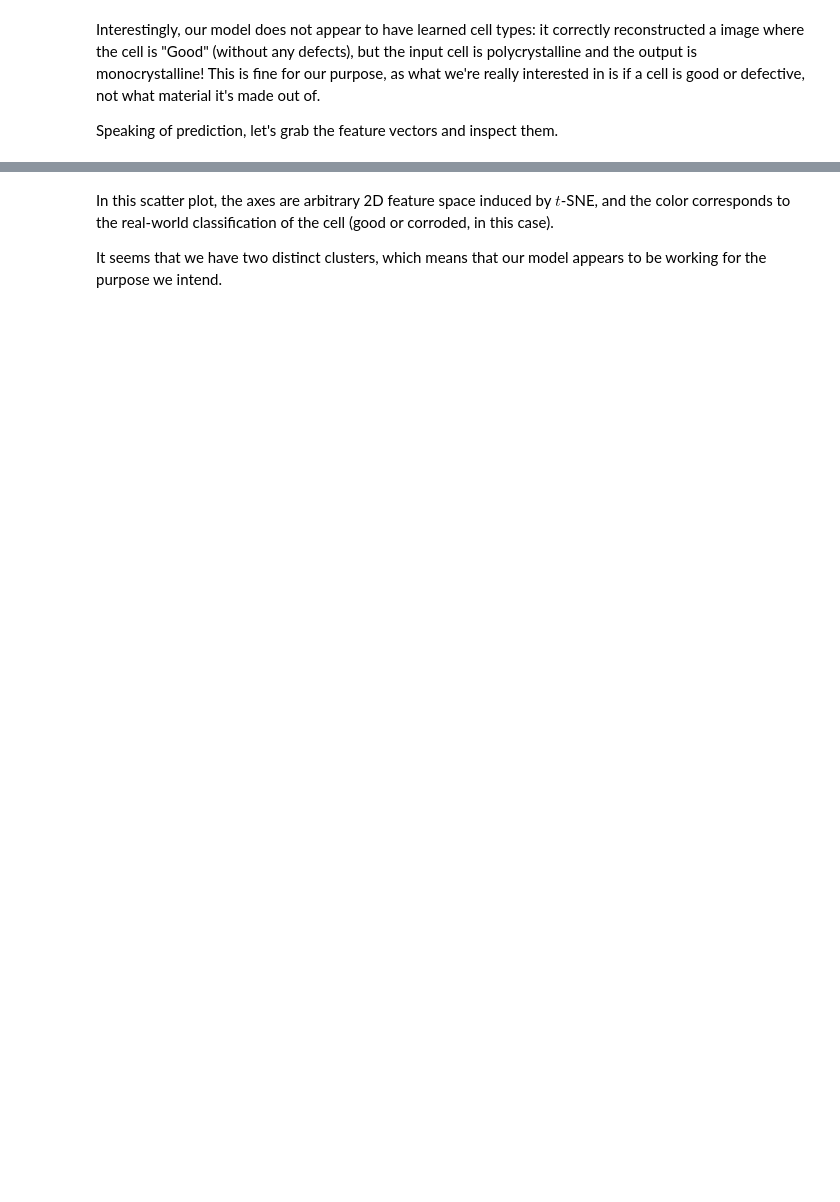
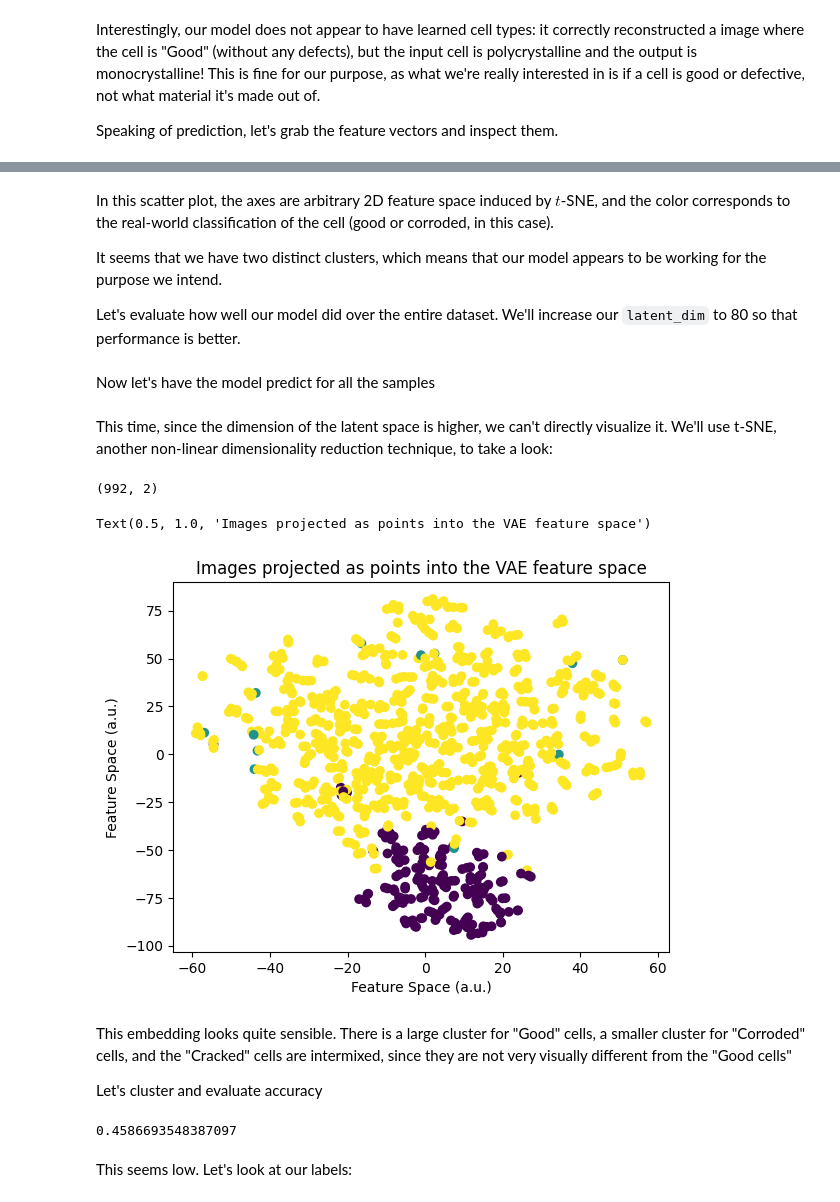
Before and after one commit to bgpierc/cwru-csds490-project, a Jupyter notebook: notebooks/bgp-vae-extract.ipynb, the cells around one changed output, grey strips where cells are left out. Cells and saved outputs as stored; diff of their text form; code cells hidden in the pictures; blank space fills up the shorter version.

```diff
--- a/notebooks/bgp-vae-extract.ipynb
+++ b/notebooks/bgp-vae-extract.ipynb
@@ -160,3 +161,6 @@ plt.axis('off');
 In this scatter plot, the axes are arbitrary 2D feature space induced by $t$-SNE, and the color corresponds to the real-world classification of the cell (good or corroded, in this case).
 
 It seems that we have two distinct clusters, which means that our model appears to be working for the purpose we intend.
+
+
+Let's evaluate how well our model did over the entire dataset. We'll increase our `latent_dim` to 80 so that performance is better.
@@ -162,0 +190,44 @@ It seems that we have two distinct clusters, which means that our model appears
+# %% [markdown]
+Now let's have the model predict for all the samples
+# %%
+dataloader_train_all = DataLoader(dataset_train, batch_size=32, shuffle=False)
+dataloader_test_all = DataLoader(dataset_test, batch_size=32, shuffle=False)
+
+feature_vectors_all = []
+labels_all = []
+for ds in [dataloader_train_all, dataloader_test_all]:
+    for batch in ds:
+        images, labels = batch
+        if len(images) != 32:
+            continue
+        images = images.to(device)
+        recon_X_test, _, _, z = model.forward(images)
+        feature_vectors = z.detach().cpu().numpy()
+        feature_vectors_all.append(feature_vectors)
+        labels_all.append(labels.numpy())
+
+feature_vectors_all = np.array(feature_vectors_all)
+labels_all = np.array(labels_all)
+feature_vectors_all = rearrange(feature_vectors_all, 's b l -> (s b) l')
+labels_all = rearrange(labels_all, 's b -> (s b)')
+# %% [markdown]
+This time, since the dimension of the latent space is higher, we can't directly visualize it. We'll use t-SNE, another non-linear dimensionality reduction technique, to take a look:
+# %%
+features_embedded = TSNE(n_components=2, learning_rate='auto',
+                    init='random', perplexity=3).fit_transform(feature_vectors_all)
+features_embedded.shape
+# %% [output]
+(992, 2)
+# %%
+plt.scatter(*features_embedded.T, c = labels_all)
+plt.xlabel("Feature Space (a.u.)")
+plt.ylabel("Feature Space (a.u.)")
+plt.title("Images projected as points into the VAE feature space")
+#plt.axis('off');
+# %% [output]
+Text(0.5, 1.0, 'Images projected as points into the VAE feature space')
+[figure, added]
+# %% [markdown]
+This embedding looks quite sensible. There is a large cluster for "Good" cells, a smaller cluster for "Corroded" cells, and the "Cracked" cells are intermixed, since they are not very visually different from the "Good cells"
+
+Let's cluster and evaluate accuracy
@@ -162,0 +239,7 @@ It seems that we have two distinct clusters, which means that our model appears
+# %%
+from sklearn.metrics import accuracy_score
+accuracy_score(labels_all, labels_pred)
+# %% [output]
+0.4586693548387097
+# %% [markdown]
+This seems low. Let's look at our labels:
```
Also changed, not shown: parts of 24 cells of this notebook.
